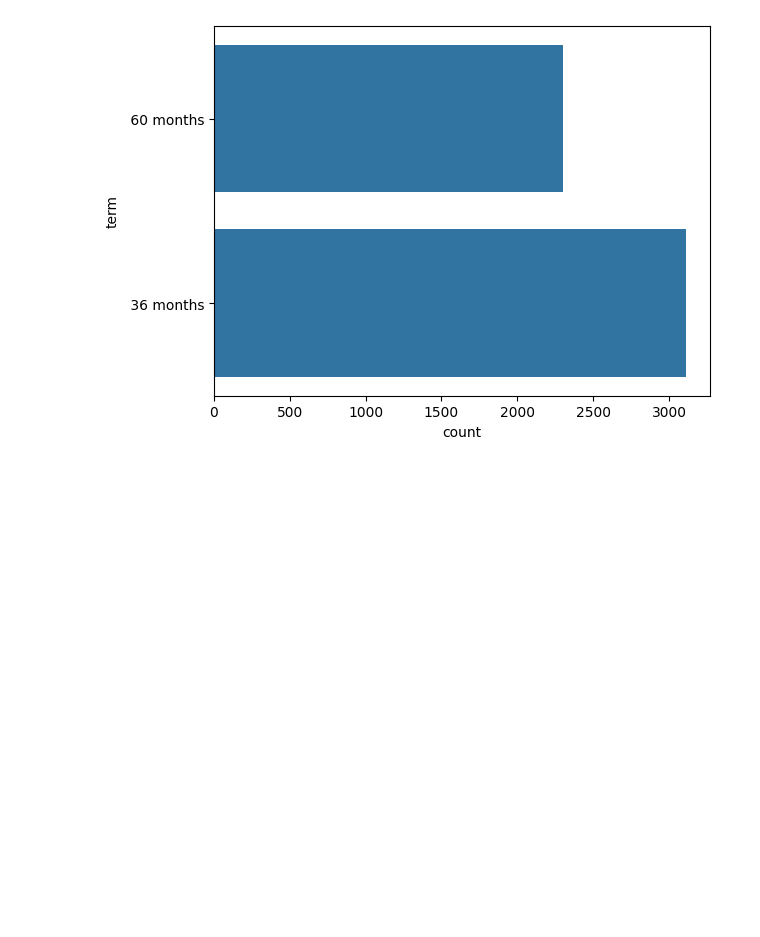
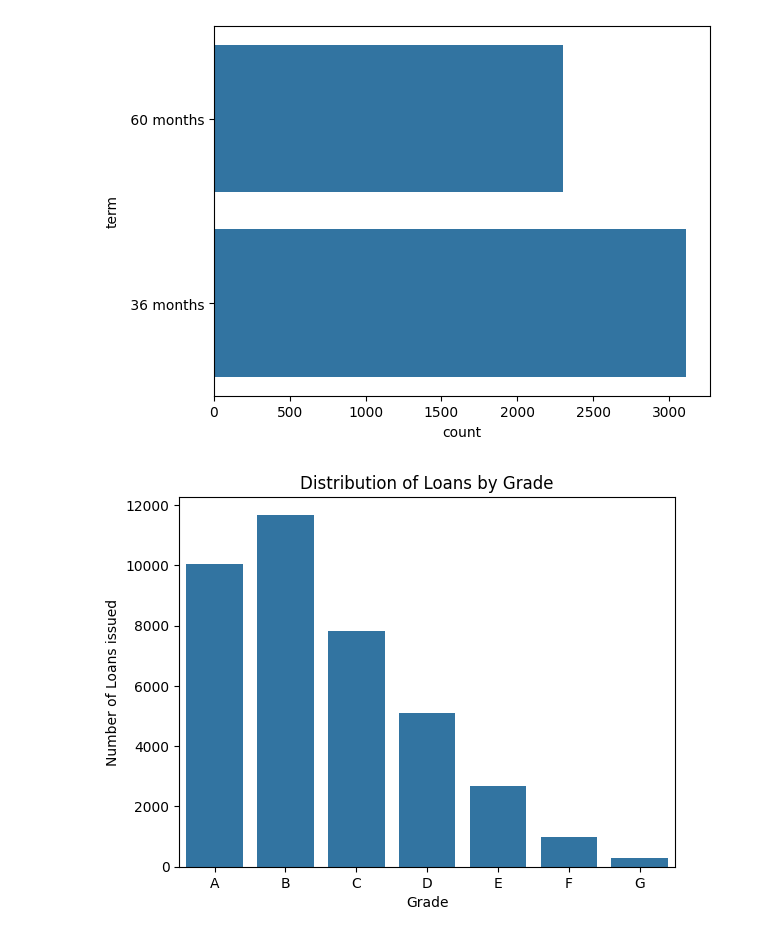
Before and after one commit to vikasmestry/LendingClubCaseStudy, a Jupyter notebook: LendingClubCaseStudy.ipynb, the cells around one changed output. Drawn from its saved outputs; the diff is of its cells as text; code cells hidden in the pictures; blank space fills up the shorter version.

```diff
--- a/LendingClubCaseStudy.ipynb
+++ b/LendingClubCaseStudy.ipynb
@@ -486,3 +395,11 @@ sns.countplot(y='term', data=loanData[loanData['loan_status']=='Charged Off'])
 # %% [output]
 <Axes: xlabel='count', ylabel='term'>
 [figure]
+# %%
+sns.countplot( x="grade", data=loanData,order = np.sort(loanData['grade'].unique()))
+plt.title("Distribution of Loans by Grade")
+plt.xlabel("Grade")
+plt.ylabel("Number of Loans issued")
+plt.show()
+# %% [output]
+[figure, added]
```
Also changed, not shown: parts of 9 cells of this notebook.
